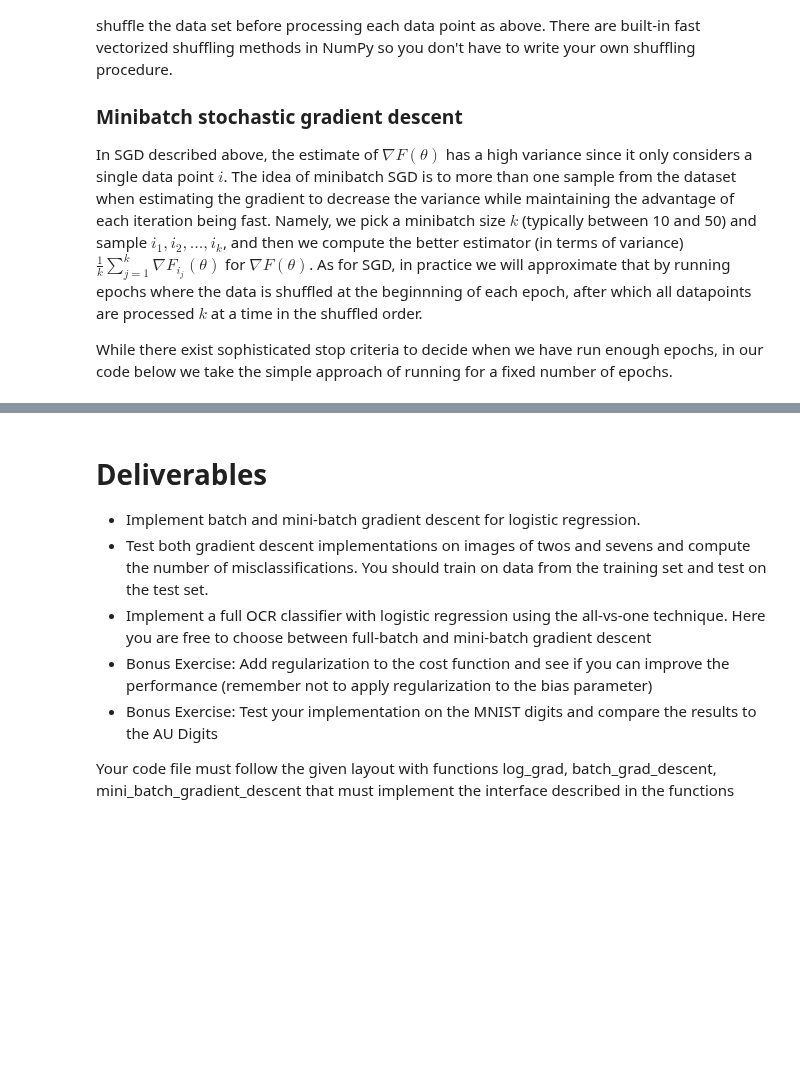
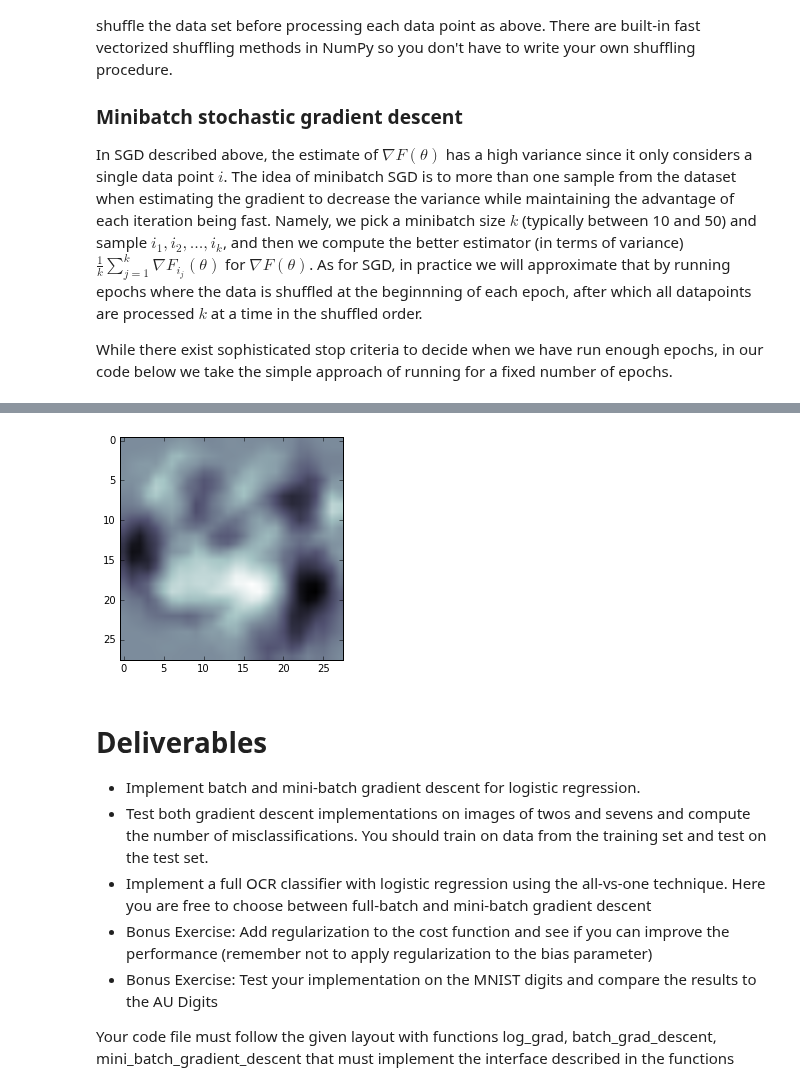
Before and after one commit to hed98bpb/MachineLearning, a Jupyter notebook: Handin1/Handin_1_Machine_Learning_2016.ipynb, the cells around one changed output, grey strips where cells are left out. Saved outputs shown, nothing was run; the diff lists cells and outputs as text; code cells hidden in the pictures; blank space fills up the shorter version.

```diff
--- a/Handin1/Handin_1_Machine_Learning_2016.ipynb
+++ b/Handin1/Handin_1_Machine_Learning_2016.ipynb
@@ -240,7 +259,6 @@ def logistic(z):
         corresponding input entry after applying the logistic function to it
     """
 
-
     if z.any() <= 1000:
         return 1/(1 + np.exp(-z))
     else:
@@ -263,12 +281,10 @@ def log_cost(X, y, w, reg=0):
         grad: The gradient of the average Negative Log Likelihood at w
     """
     n = y.shape[0]
-    """
-    Calculating NLL:
-    """
     res = 0
+    #Calculating NLL:
+
     for i in range(0, n-1):
-
         sigma_w_X = logistic(np.dot(w.reshape(1,-1),X[i, :].reshape(-1,1)))
 
         if sigma_w_X < 10**-6:
@@ -278,9 +294,6 @@ def log_cost(X, y, w, reg=0):
         if sigma_w_X == 1:
             sigma_w_X = np.array([[0.9999]])
 
-
-
-
         if y[i] == 0:
             res+=np.log(1-sigma_w_X)
         else:
@@ -288,13 +301,12 @@ def log_cost(X, y, w, reg=0):
 
     nll = -res
     cost = nll/n
-    grad = -(np.dot(np.transpose(X), (y.reshape(-1,1)-logistic(np.dot(X, w)))))
+    grad = (np.dot(-np.transpose(X), (y.reshape(-1,1)-logistic(np.dot(X, w)))))
     return cost, grad
 
 def batch_grad_descent(X, y, w=None, reg=0):
     """
     Run Batch Gradient Descent on data X,y to minimize the NLL for logistic regression on data X,y
-
     Args:
         X: A 2D numpy array of data points stored row-wise (n x d)
         y: A 1D numpy array of target values (n x 1)
@@ -304,23 +316,23 @@ def batch_grad_descent(X, y, w=None, reg=0):
         Learned weight vector (d x 1)
     """
     n = 784
-    reg = 0.035
-    old_cost = 1000000
-    """print('Please implement me and use all data in each gradient computation')"""
+    reg = 0.01
+    old_cost = 1000
+
     if w is None:
         w = np.zeros((X.shape[1], 1))
 
-    for i in range(100001):
+    for i in range(1001):
         cost, gradient = log_cost(X, y, w)
 
-
         if old_cost <= cost:
-            print('STOPPED at ', i)
+            print('STOPPED at ', i, 'cost: ', cost)
             return w
 
         old_cost = cost
         if i%100 == 0:
             print('cost: ', cost ,i)
+
         w = w - reg*(1/n)*gradient
 
     return w
@@ -361,7 +373,10 @@ def main():
 
     w = batch_grad_descent(img27, lab27)
 
+    #print(w)
+    #gpe = np.dot(lab27,img27).reshape(-1,1)
     plt.imshow(w.reshape(28, -1, order='F'), cmap='bone')
+
     print('Look look it is a pretty two i think')
 
 
@@ -375,25 +390,42 @@ def main():
     test_lab27[test_lab27==2] = 0
     test_lab27[test_lab27==7] = 1
 
-    """
+
     print('TESTING')
-    y = np.zeros(test_img27.shape[1])
-    nb_rights_1 = 0
-    nb_rights_0 = 0
+    y = np.dot(test_img27, w)
+    rights = 0
     wrongs = 0
-    for i in range(test_img27.shape[1]):
-        sigma_w_X = logistic(np.dot(w.reshape(1,-1),test_img27[i, :]))
-        if sigma_w_X > 0.5 and test_lab27[i]==0:
-            nb_rights_1 += 1
-        elif sigma_w_X <= 0.5 and test_lab27[i]==1:
-            nb_rights_0 += 1
+
+    for i in range(0,y.shape[0]):
+        if y[i] > 0:
+            y[i] = 1
+        else:
+            y[i] = 0
+
+    test_lab27.reshape(-1,1)
+    for i in range(0,y.shape[0]):
+        if y[i]==test_lab27[i]:
+            rights += 1
         else:
             wrongs += 1
-    print('1: ', nb_rights_1)
-    print('0: ', nb_rights_0)
+
+    print('rights: ', rights)
     print('wrongs: ', wrongs)
-    print('fejlprocent wrongs/total: ', (wrongs/784))
+    print('errorRate: ', wrongs/y.shape[0])
 
+
+
+    """
+    for i in range(test_img27.shape[1]):
+        wdotX = np.dot(test_img27[i, :].reshape(-1,1),w.reshape(1,-1))
+
+        sigma_w_X = logistic(wdotX)
+        print(sigma_w_X)
+        if sigma_w_X.all() > 0.5:
+            y[i] = 0
+
+        elif sigma_w_X.all() <= 0.5:
+            y[i] = 1
     """
 
 if __name__ == '__main__':
@@ -416,3 +451,4 @@ cost:  [[ 0.03044999]] 1000
+[figure, added]
 # %% [markdown]
 # Deliverables
 * Implement batch and mini-batch gradient descent for logistic regression.
```
Also changed, not shown: parts of 2 cells of this notebook.
